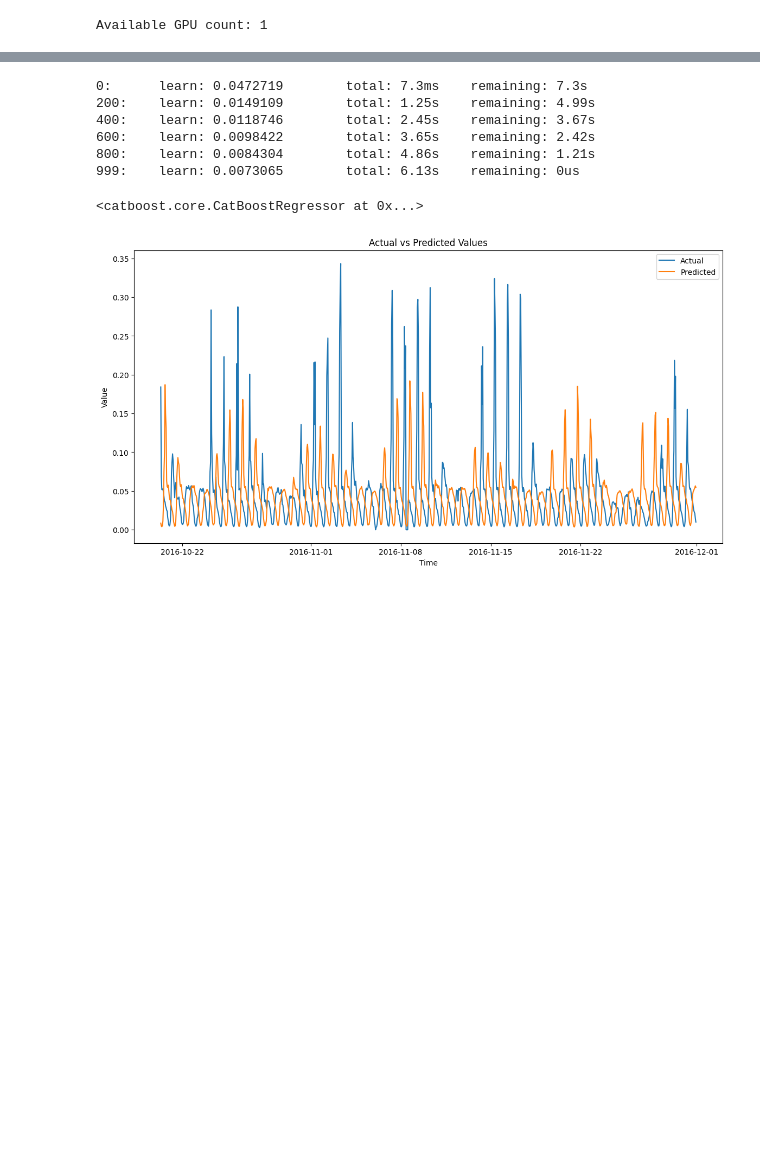
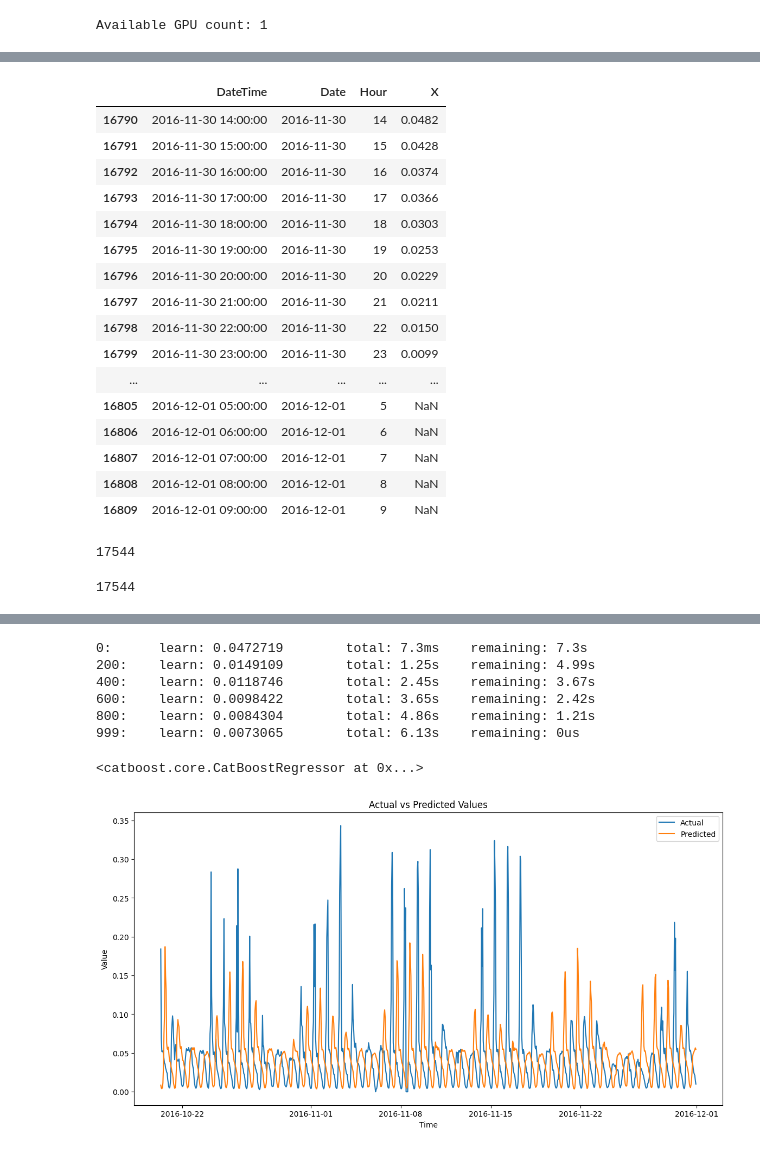
Before and after one commit to pavelhym/Bicocca_ts, a Jupyter notebook: deep_learning_model.ipynb, the cells around one changed output, grey strips where cells are left out. Cells and saved outputs as stored; diff of their text form; code cells hidden in the pictures; blank space fills up the shorter version.

```diff
--- a/deep_learning_model.ipynb
+++ b/deep_learning_model.ipynb
@@ -43,3 +10,7 @@ from catboost.utils import get_gpu_device_count
 print("Available GPU count:", get_gpu_device_count())
 # %% [output]
 Available GPU count: 1
+# %%
+df = pd.read_csv('data/ts2024.csv')
+df['DateTime'] = pd.to_datetime(df['DateTime'], format='ISO8601')
+hourly_index = pd.date_range(start=df['DateTime'].min(), end=df['DateTime'].max(), freq='H')
@@ -45,0 +39,3 @@ Available GPU count: 1
+# %%
+df = df.drop_duplicates(subset='DateTime').set_index('DateTime').reindex(hourly_index).rename_axis('DateTime').reset_index()
+df['X'] = df['X'].interpolate()
@@ -45,0 +58,29 @@ Available GPU count: 1
+# %%
+na_index = df['X'].isna().idxmax()
+df.iloc[na_index-10:na_index+10]
+# %% [output]
+|  | DateTime | Date | Hour | X |
+| 16790 | 2016-11-30 14:00:00 | 2016-11-30 | 14 | 0.0482 |
+| 16791 | 2016-11-30 15:00:00 | 2016-11-30 | 15 | 0.0428 |
+| 16792 | 2016-11-30 16:00:00 | 2016-11-30 | 16 | 0.0374 |
+| 16793 | 2016-11-30 17:00:00 | 2016-11-30 | 17 | 0.0366 |
+| 16794 | 2016-11-30 18:00:00 | 2016-11-30 | 18 | 0.0303 |
+| 16795 | 2016-11-30 19:00:00 | 2016-11-30 | 19 | 0.0253 |
+| 16796 | 2016-11-30 20:00:00 | 2016-11-30 | 20 | 0.0229 |
+| 16797 | 2016-11-30 21:00:00 | 2016-11-30 | 21 | 0.0211 |
+| 16798 | 2016-11-30 22:00:00 | 2016-11-30 | 22 | 0.0150 |
+| 16799 | 2016-11-30 23:00:00 | 2016-11-30 | 23 | 0.0099 |
+| ... | ... | ... | ... | ... |
+| 16805 | 2016-12-01 05:00:00 | 2016-12-01 | 5 | NaN |
+| 16806 | 2016-12-01 06:00:00 | 2016-12-01 | 6 | NaN |
+| 16807 | 2016-12-01 07:00:00 | 2016-12-01 | 7 | NaN |
+| 16808 | 2016-12-01 08:00:00 | 2016-12-01 | 8 | NaN |
+| 16809 | 2016-12-01 09:00:00 | 2016-12-01 | 9 | NaN |
+# %%
+len(df['DateTime'])
+# %% [output]
+17544
+# %%
+len(hourly_index)
+# %% [output]
+17544
```
Also changed, not shown: parts of 20 cells of this notebook.
